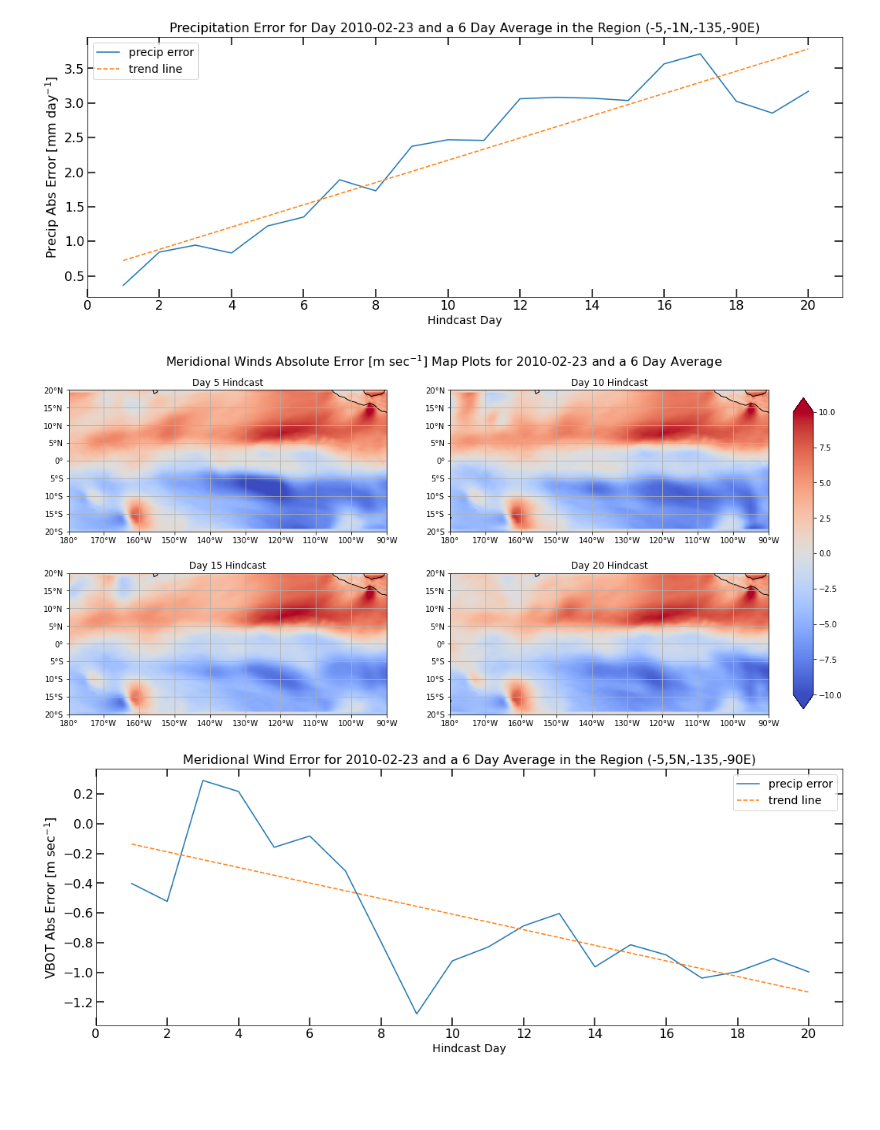
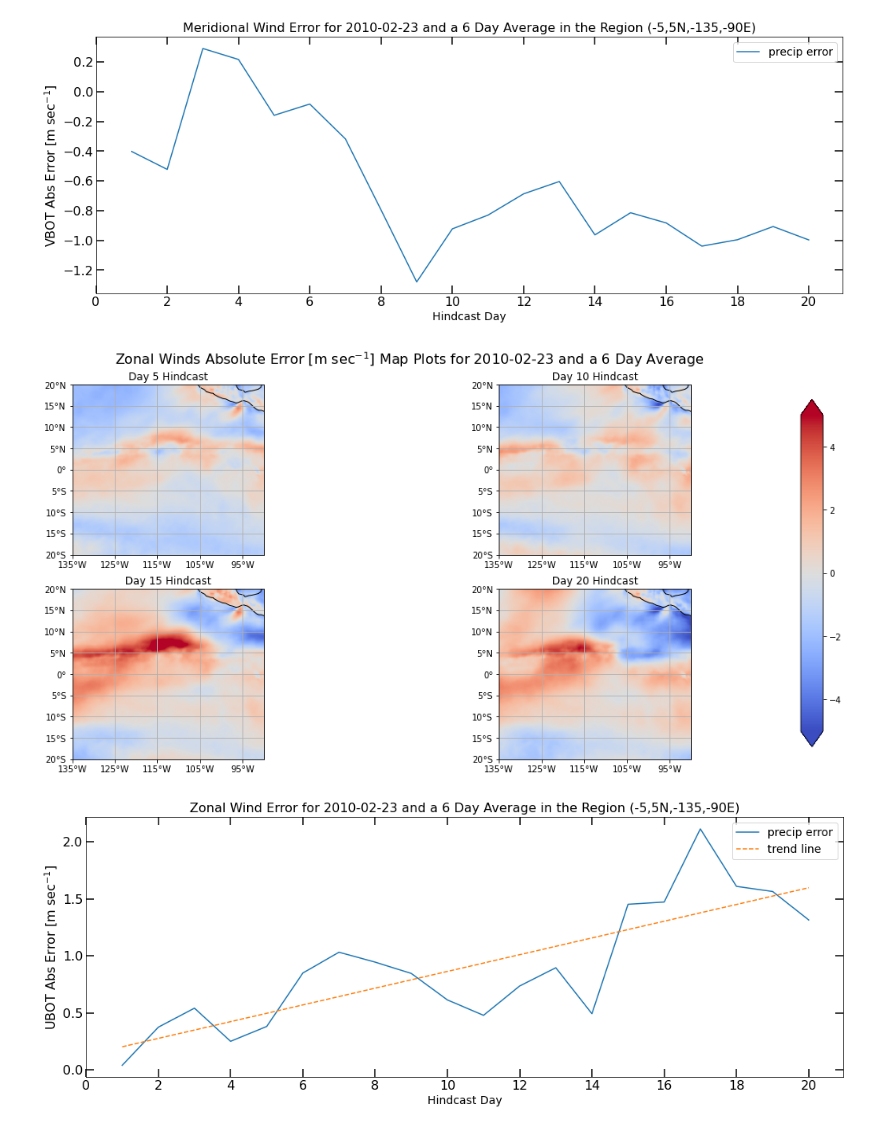
Before and after one commit to ITCZ-hindcasts/python-scripts, a Jupyter notebook: MapPlot.ipynb, the cells around one changed output. Drawn from its saved outputs; the diff is of its cells as text; code cells hidden in the pictures; blank space fills up the shorter version.

```diff
--- a/MapPlot.ipynb
+++ b/MapPlot.ipynb
@@ -18,22 +18,30 @@ import xesmf as xe
 # ************************************************************************************************
 
 
-#### Select the date in 'YYYY-MM-DD' format (ISO 8601 for you nerds out there) ####
+#### Select the date in 'YYYY-MM-DD' format (ISO 8601) ####
 _dayOfTheSeason = '2010-02-23'
 
 #### Select the number of days to be time averaged ####
 numDayAvg = 6
 
 # Choose region of interest
-lats =  -20
-latn =  20
-lonw = -180 # *** For longitudes west of the Prime Meridian, enter a negative number ***
+_lats =  -20
+_latn =  20
+lonw = -135 # *** For longitudes west of the Prime Meridian, enter a negative number ***
 lone = -90
 
+# User inputs no longer required
+
+# ************************************************************************************************
+# ************************************************************************************************
 # ************************************************************************************************
 
 # Convert _dayOfTheSeason to datetime64 format
 dayOfTheSeason = np.datetime64(_dayOfTheSeason)
+
+# Increase latitude range for interpolation purposes
+lats = _lats-0.5
+latn = _latn+0.5
 # %%
 ## Select the data within the user defined region of interest
 
@@ -322,17 +339,17 @@ for ii, day in enumerate(hcastDay):
 
     # Set boundaries of graphs
     axes.flat[ii].set_xlim([lonw,lone])
-    axes.flat[ii].set_ylim([lats,latn])
+    axes.flat[ii].set_ylim([_lats,_latn]) # Use user specified lat values
 
     # Set asthetic constraints of the plot
     axes.flat[ii].set_xticks(np.arange(lonw,lone+1,10), crs=ccrs.PlateCarree())
-    axes.flat[ii].set_yticks(np.arange(lats,latn+1,5),  crs=ccrs.PlateCarree())
+    axes.flat[ii].set_yticks(np.arange(_lats,_latn+1,5),  crs=ccrs.PlateCarree())
     lon_formatter = LongitudeFormatter(zero_direction_label=True)
     lat_formatter = LatitudeFormatter()
     axes.flat[ii].xaxis.set_major_formatter(lon_formatter)
     axes.flat[ii].yaxis.set_major_formatter(lat_formatter)
     axes.flat[ii].coastlines(resolution='110m')
-    axes.flat[ii].gridlines(xlocs=np.arange(lonw,lone+1,10), ylocs=np.arange(lats,latn+1,5))
+    axes.flat[ii].gridlines(xlocs=np.arange(lonw,lone+1,10), ylocs=np.arange(_lats,_latn+1,5))
     axes.flat[ii].title.set_text('Day '+str(day)+' Hindcast')
 
 
@@ -356,11 +472,11 @@ plt.show()
 # %%
-# Plot the dITCZ precip bias over lead time
+# Plot the equitorially averaged meridional wind error
 
 # First, calculate the trend line of the data
 hindcastDays = np.arange(1,21)
 
-# Determine a 1 degree (linear) fit to the data
-fit = np.polyfit(hindcastDays, errAbsAvg[1:21], 1)
+# Determine a 1st degree (linear) fit to the data
+fit = np.polyfit(hindcastDays, errAbsAvgVbot[1:21], 1)
 
 # Convert that fit to a polynomial
 poly = np.poly1d(fit)
@@ -369,25 +485,25 @@ poly = np.poly1d(fit)
 trend = poly[1]*hindcastDays + poly[0]
 
 fig, ax = plt.subplots(figsize=(17,6))
-plt.plot(errAbsAvg, label='precip error')
-plt.plot(hindcastDays, trend, '--', label='trend line')
+plt.plot(errAbsAvgVbot, label='precip error')
+# plt.plot(hindcastDays, trend, '--', label='trend line')
 plt.tick_params(axis='both', which='major', length=10, width=1.5, direction='in', labelsize=16, right='True', top='True')
 plt.tick_params(axis='both', which='minor', length= 5, width=1.0, direction='in', labelsize=16, right='True', top='True')
 plt.tick_params(axis='x', labelsize=16)
 plt.tick_params(axis='y', labelsize=16)
 plt.xticks(np.arange(0,len(errAbsAvg),2))
 plt.xlabel('Hindcast Day', fontsize=14)
-plt.ylabel('Precip Abs Error [mm day$^{-1}$]', fontsize=16)
-plt.title('Precipitation Error for Day '+str(dayOfTheSeason)+' and a '+str(numDayAvg)+' Day Average in the Region ('+
-          str(latsErr)+','+str(latnErr)+'N,'+str(lonwErr)+','+str(loneErr)+'E)', fontsize=16, wrap=True)
-plt.legend(loc='upper left', prop={'size': 14})
+plt.ylabel('VBOT Abs Error [m sec$^{-1}$]', fontsize=16)
+plt.title('Meridional Wind Error for '+str(dayOfTheSeason)+' and a '+str(numDayAvg)+' Day Average in the Region ('+
+          str(latsErrVbot)+','+str(latnErrVbot)+'N,'+str(lonwErr)+','+str(loneErr)+'E)', fontsize=16, wrap=True)
+plt.legend(loc='best', prop={'size': 14})
 
-plt.savefig(dir+'/'+str(dayOfTheSeason)+'with'+str(numDayAvg)+'DayAvgdITCZerror', bbox_inches='tight')
+# plt.savefig(dir+'/'+str(dayOfTheSeason)+'with'+str(numDayAvg)+'DayAvgVBOTerror', bbox_inches='tight')
 plt.show()
 # %% [output]
-[figure, old version]
+[figure, new version]
 # %%
-# Plot the meridional error map plots for four hindcast days
+# Plot the zonal error map plots for four hindcast days
 
 ##### Control plotting variables here #####
 
@@ -396,8 +512,8 @@ hcastDay = [5,10,15,20]
 # hcastDay = [1,2,3,4]
 
 # Set the max and min values of the colorbar
-Vmax = 10
-Vmin = -10
+Vmax = 5
+Vmin = -5
 
 ###########################################
 
@@ -410,41 +526,41 @@ fig, axes = plt.subplots(nrows=2, ncols=2, figsize=(18, 8), subplot_kw=dict(proj
 # Iterate through the subplots
 for ii, day in enumerate(hcastDay):
     # Plot precip in mm/day
-    im = axes.flat[ii].imshow(errAbsVbot[day], extent=image_extent, cmap='coolwarm', vmax=Vmax, vmin=Vmin, origin='lower')
+    im = axes.flat[ii].imshow(errAbsUbot[day], extent=image_extent, cmap='coolwarm', vmax=Vmax, vmin=Vmin, origin='lower')
 
     # Set boundaries of graphs
     axes.flat[ii].set_xlim([lonw,lone])
-    axes.flat[ii].set_ylim([lats,latn])
+    axes.flat[ii].set_ylim([_lats,_latn]) # Use user specified lat values
 
     # Set asthetic constraints of the plot
     axes.flat[ii].set_xticks(np.arange(lonw,lone+1,10), crs=ccrs.PlateCarree())
-    axes.flat[ii].set_yticks(np.arange(lats,latn+1,5),  crs=ccrs.PlateCarree())
+    axes.flat[ii].set_yticks(np.arange(_lats,_latn+1,5),  crs=ccrs.PlateCarree())
     lon_formatter = LongitudeFormatter(zero_direction_label=True)
     lat_formatter = LatitudeFormatter()
     axes.flat[ii].xaxis.set_major_formatter(lon_formatter)
     axes.flat[ii].yaxis.set_major_formatter(lat_formatter)
     axes.flat[ii].coastlines(resolution='110m')
-    axes.flat[ii].gridlines(xlocs=np.arange(lonw,lone+1,10), ylocs=np.arange(lats,latn+1,5))
+    axes.flat[ii].gridlines(xlocs=np.arange(lonw,lone+1,10), ylocs=np.arange(_lats,_latn+1,5))
     axes.flat[ii].title.set_text('Day '+str(day)+' Hindcast')
 
 
 # The following code creates a new axes for the colorbar
 fig.subplots_adjust(right=0.825)
 
 # Add base axis for color bar. Located at 85% from left and 15% from bottom. Width is 2% of figure. Height is 70% of figure.
 cbar_ax = fig.add_axes([0.85, 0.15, 0.02, 0.7])
 fig.colorbar(im, cax=cbar_ax, extend='both')
 
 # Set title for the entire figure
-fig.suptitle("Meridional Winds Absolute Error [m sec$^{-1}$] Map Plots for "+str(dayOfTheSeason)+" and a "+str(numDayAvg)+" Day Average",
+fig.suptitle("Zonal Winds Absolute Error [m sec$^{-1}$] Map Plots for "+str(dayOfTheSeason)+" and a "+str(numDayAvg)+" Day Average",
              size=16,y=0.95)
 
 ## Save figure code
-plt.savefig(dir+'/'+str(dayOfTheSeason)+'with'+str(numDayAvg)+'DayAvgVBOTErrorMapPlot', dpi=_dpi, bbox_inches='tight')
+plt.savefig(dir+'/'+str(dayOfTheSeason)+'with'+str(numDayAvg)+'DayAvgUBOTErrorMapPlot', dpi=_dpi, bbox_inches='tight')
 
 plt.show()
 # %% [output]
-[figure, old version]
+[figure, new version]
 # %%
 # Plot the equitorially averaged meridional wind error
 
@@ -452,7 +568,7 @@ plt.show()
 hindcastDays = np.arange(1,21)
 
 # Determine a 1st degree (linear) fit to the data
-fit = np.polyfit(hindcastDays, errAbsAvgVbot[1:21], 1)
+fit = np.polyfit(hindcastDays, errAbsAvgUbot[1:21], 1)
 
 # Convert that fit to a polynomial
 poly = np.poly1d(fit)
@@ -461,7 +577,7 @@ poly = np.poly1d(fit)
 trend = poly[1]*hindcastDays + poly[0]
 
 fig, ax = plt.subplots(figsize=(17,6))
-plt.plot(errAbsAvgVbot, label='precip error')
+plt.plot(errAbsAvgUbot, label='precip error')
 plt.plot(hindcastDays, trend, '--', label='trend line')
 plt.tick_params(axis='both', which='major', length=10, width=1.5, direction='in', labelsize=16, right='True', top='True')
 plt.tick_params(axis='both', which='minor', length= 5, width=1.0, direction='in', labelsize=16, right='True', top='True')
@@ -469,12 +585,12 @@ plt.tick_params(axis='x', labelsize=16)
 plt.tick_params(axis='y', labelsize=16)
 plt.xticks(np.arange(0,len(errAbsAvg),2))
 plt.xlabel('Hindcast Day', fontsize=14)
-plt.ylabel('VBOT Abs Error [m sec$^{-1}$]', fontsize=16)
-plt.title('Meridional Wind Error for '+str(dayOfTheSeason)+' and a '+str(numDayAvg)+' Day Average in the Region ('+
+plt.ylabel('UBOT Abs Error [m sec$^{-1}$]', fontsize=16)
+plt.title('Zonal Wind Error for '+str(dayOfTheSeason)+' and a '+str(numDayAvg)+' Day Average in the Region ('+
           str(latsErrVbot)+','+str(latnErrVbot)+'N,'+str(lonwErr)+','+str(loneErr)+'E)', fontsize=16, wrap=True)
 plt.legend(loc='best', prop={'size': 14})
 
-plt.savefig(dir+'/'+str(dayOfTheSeason)+'with'+str(numDayAvg)+'DayAvgVBOTerror', bbox_inches='tight')
+plt.savefig(dir+'/'+str(dayOfTheSeason)+'with'+str(numDayAvg)+'DayAvgUBOTerror', bbox_inches='tight')
 plt.show()
 # %% [output]
-[figure, old version]
+[figure, new version]
```
Also changed, not shown: parts of 8 cells of this notebook, 4 other files.
